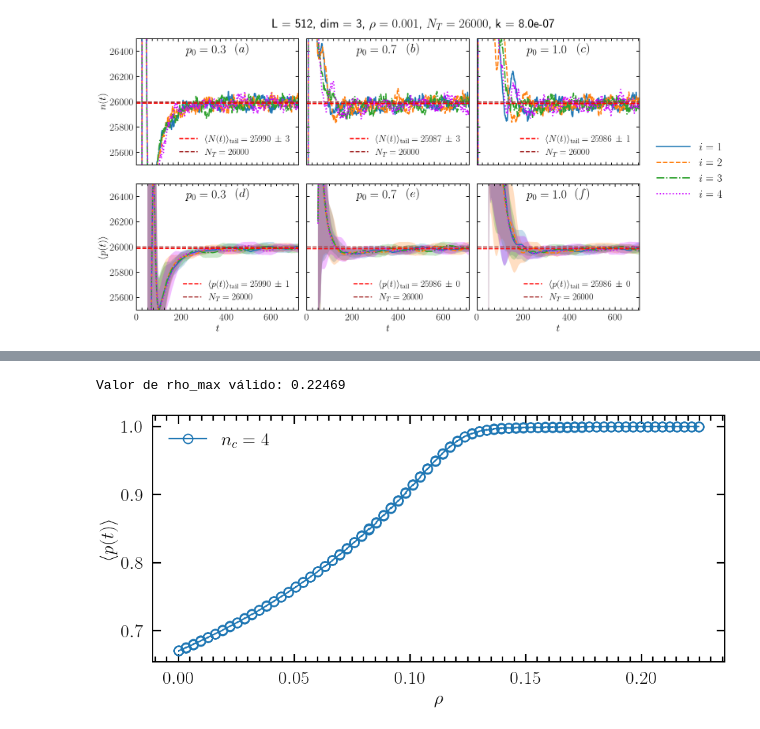
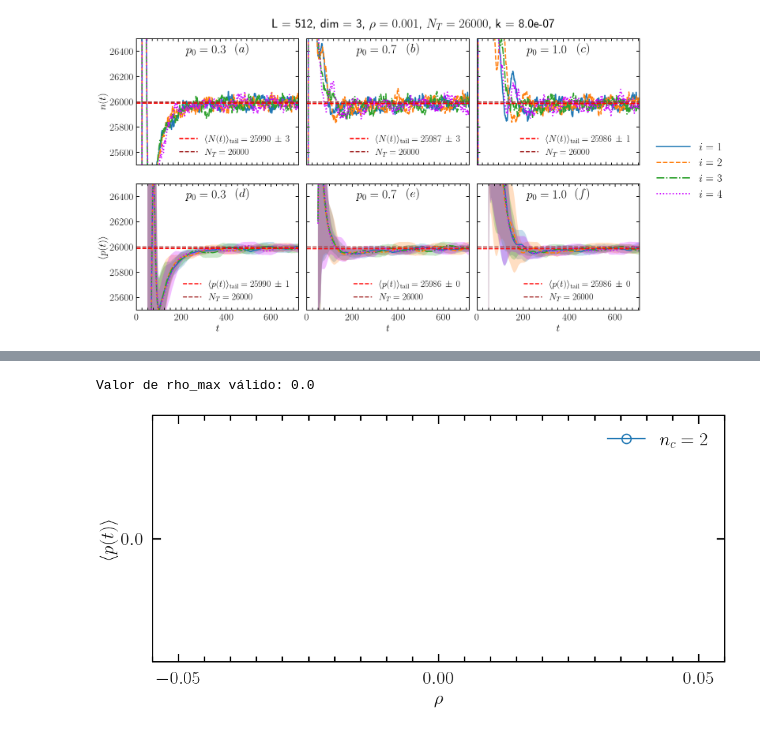
Before and after one commit to JuniorAlencar/self_organization_percolation, a Jupyter notebook: jupyter/TimeSeries_Analysis_3D.ipynb, the cells around one changed output, grey strips where cells are left out. Saved outputs shown, nothing was run; the diff lists cells and outputs as text; code cells hidden in the pictures.

```diff
--- a/jupyter/TimeSeries_Analysis_3D.ipynb
+++ b/jupyter/TimeSeries_Analysis_3D.ipynb
@@ -640,7 +634,7 @@ import pandas as pd
 import matplotlib.pyplot as plt
 from matplotlib.ticker import MultipleLocator
 from matplotlib.lines import Line2D
-n_colors = [4]
+n_colors = [2]
 fig, ax = plt.subplots(figsize=(10, 5))
 for num_colors in n_colors:
     # ================== 1) Seleção, limpeza e reamostragem ==================
@@ -697,32 +691,33 @@ for num_colors in n_colors:
         label=f"$n_c = {num_colors}$",
         zorder=2
     )
 
 # Labels, limites, grade
 ax.set_xlabel(r"$\rho$", fontsize=font_labels)
 ax.set_ylabel(r"$\langle p(t) \rangle$", fontsize=font_labels)
 
 # Ticks principais e secundários
 ax.xaxis.set_major_locator(MultipleLocator(0.05))
 ax.xaxis.set_minor_locator(MultipleLocator(0.005))
 ax.yaxis.set_major_locator(MultipleLocator(0.1))
 
 ax.tick_params(axis="both", which="major",
                labelsize=fontsize_ticks, width=thickness, length=9, pad=10)
 ax.tick_params(axis="x", which="minor", width=thickness, length=6)
 
 # Legenda
 ax.legend(frameon=False)
 
 plt.tight_layout()
 
 # Salvar (opcional): se 'savepath' existir, salva; caso contrário, só mostra
 try:
     plt.savefig(results_folder + "/p_mean_X_rho_order_1.pdf", dpi=300)
+
 except NameError:
     pass
 
 plt.show()
 # %% [output]
-Valor de rho_max válido: 0.22469
+Valor de rho_max válido: 0.0
-[figure, old version]
+[figure, new version]
```
Also changed, not shown: parts of 9 cells of this notebook, 6 other files.
